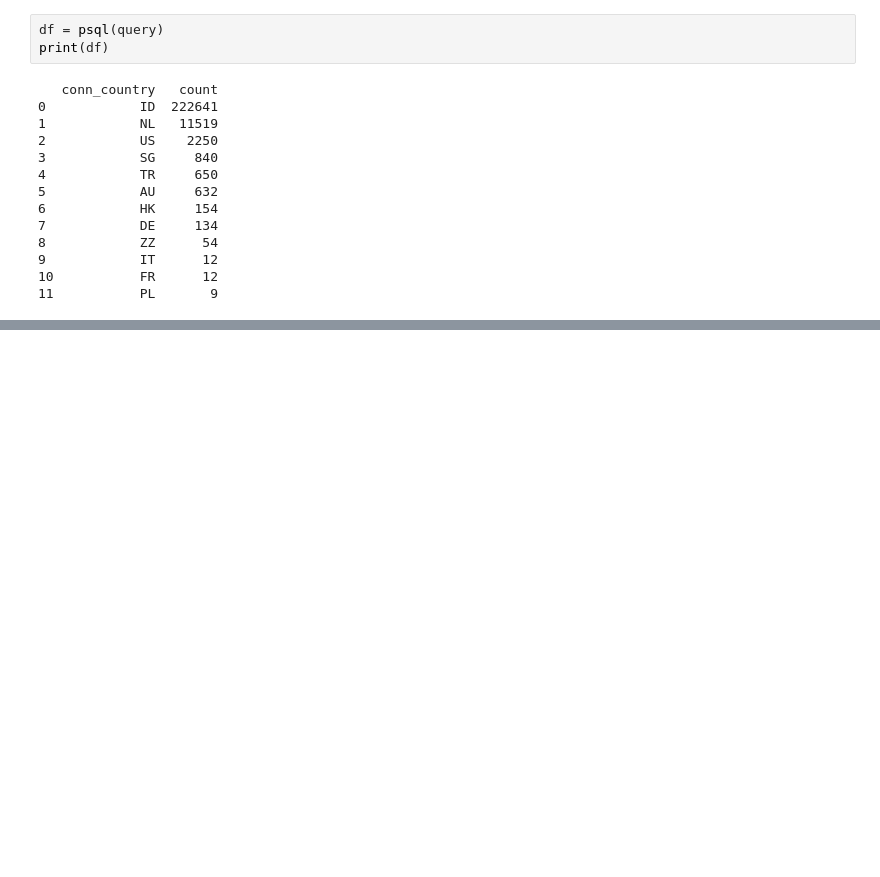
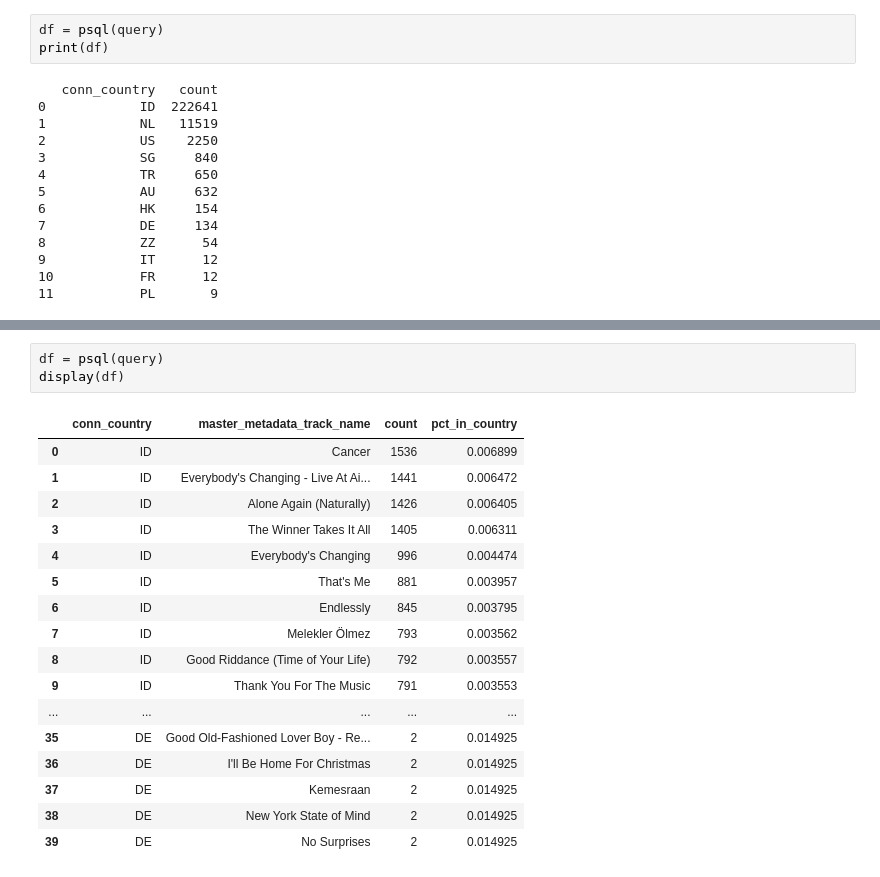
Before and after one commit to alanindra/spotify_extended_data_pipeline, a Jupyter notebook: spotify_account_data/streaming_extended/streaming_extended_table.ipynb, the cells around one changed output, grey strips where cells are left out. Drawn from its saved outputs; the diff is of its cells as text; blank space fills up the shorter version.

```diff
--- a/spotify_account_data/streaming_extended/streaming_extended_table.ipynb
+++ b/spotify_account_data/streaming_extended/streaming_extended_table.ipynb
@@ -432,0 +487,21 @@ display(df)
+# %%
+df = psql(query)
+display(df)
+# %% [output]
+|  | conn_country | master_metadata_track_name | count | pct_in_country |
+| 0 | ID | Cancer | 1536 | 0.006899 |
+| 1 | ID | Everybody's Changing - Live At Ai... | 1441 | 0.006472 |
+| 2 | ID | Alone Again (Naturally) | 1426 | 0.006405 |
+| 3 | ID | The Winner Takes It All | 1405 | 0.006311 |
+| 4 | ID | Everybody's Changing | 996 | 0.004474 |
+| 5 | ID | That's Me | 881 | 0.003957 |
+| 6 | ID | Endlessly | 845 | 0.003795 |
+| 7 | ID | Melekler Ölmez | 793 | 0.003562 |
+| 8 | ID | Good Riddance (Time of Your Life) | 792 | 0.003557 |
+| 9 | ID | Thank You For The Music | 791 | 0.003553 |
+| ... | ... | ... | ... | ... |
+| 35 | DE | Good Old-Fashioned Lover Boy - Re... | 2 | 0.014925 |
+| 36 | DE | I'll Be Home For Christmas | 2 | 0.014925 |
+| 37 | DE | Kemesraan | 2 | 0.014925 |
+| 38 | DE | New York State of Mind | 2 | 0.014925 |
+| 39 | DE | No Surprises | 2 | 0.014925 |
```
Also changed, not shown: parts of 4 cells of this notebook.
